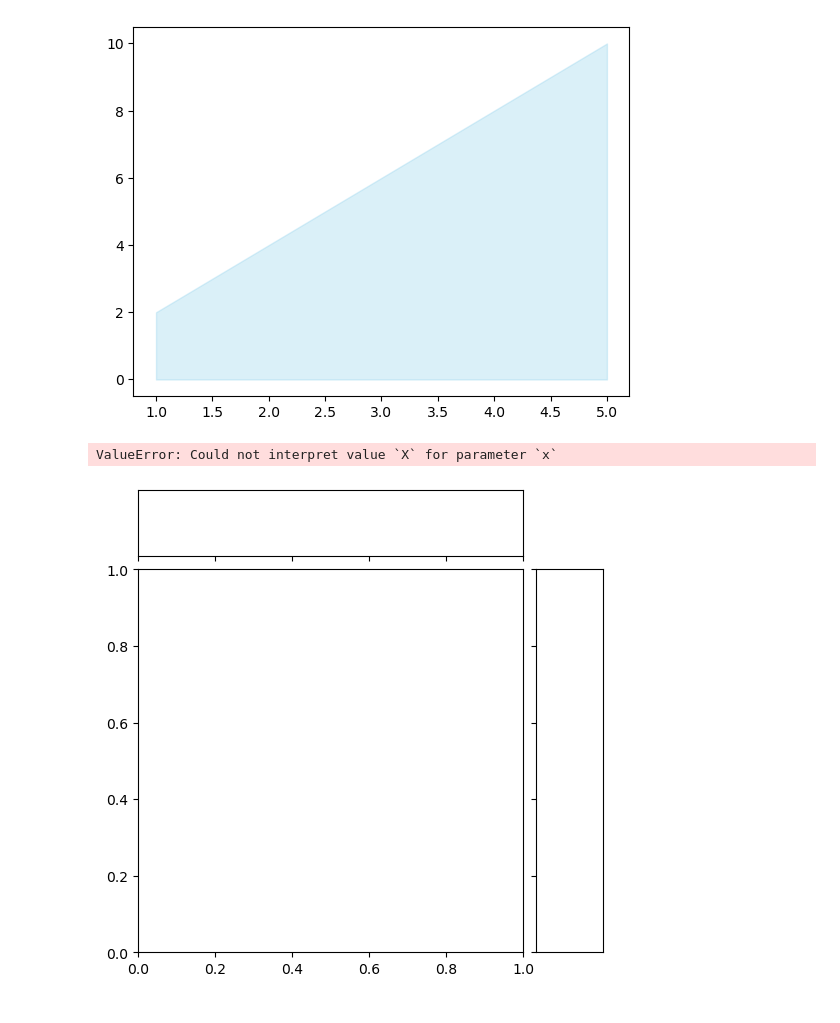
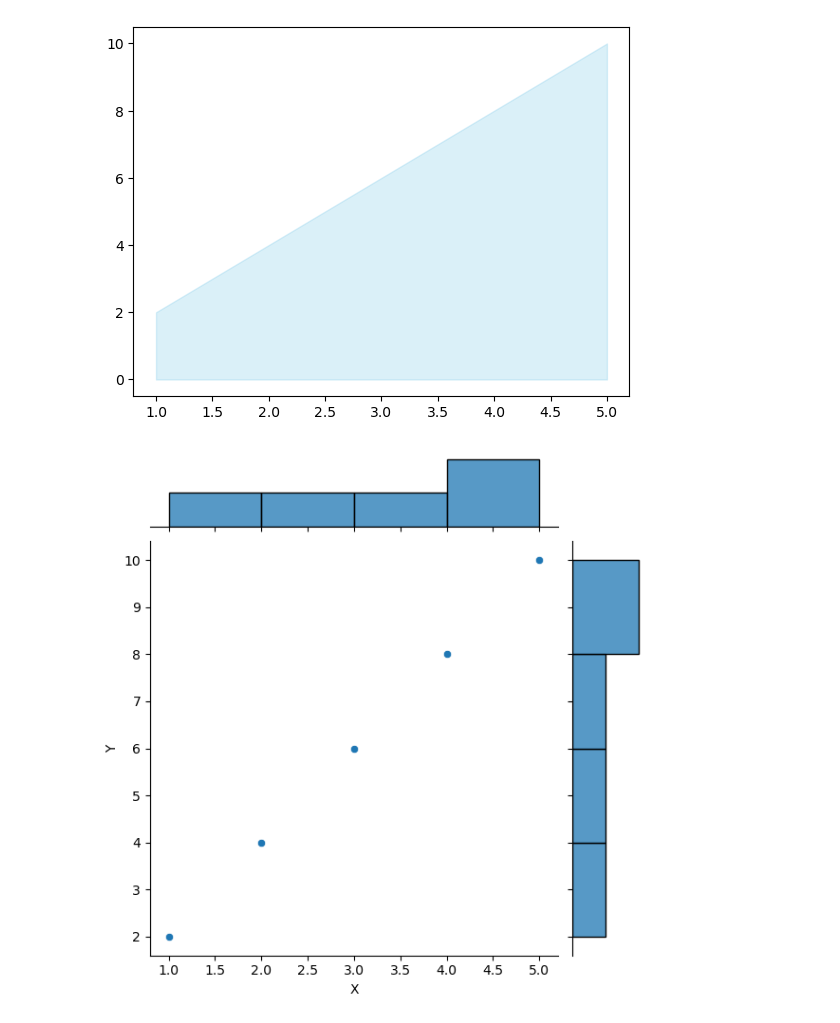
Before and after one commit to ZhiyaoShu/Python-practics, a Jupyter notebook: quizes/Error-records-1.ipynb, the cells around one changed output. Saved outputs shown, nothing was run; the diff lists cells and outputs as text; code cells hidden in the pictures.

```diff
--- a/quizes/Error-records-1.ipynb
+++ b/quizes/Error-records-1.ipynb
@@ -338,10 +354,12 @@ plt.fill_between(x,y,color='skyblue',alpha=0.3)
 [figure]
 # %%
 #sns.jointplot(x='x_column,y='y_column',data=data,kind'scatter)
+#combination of scatterplot and histogram
 data={'X':[1,2,3,4,5],
       'Y':[2,4,6,8,10]}
+df=pd.DataFrame(data)
 sns.jointplot(x='X',y='Y',data=df,kind='scatter')
 plt.show()
+#
 # %% [output]
-ValueError: Could not interpret value `X` for parameter `x`
-[figure, old version]
+[figure, new version]
```
Also changed, not shown: parts of 20 cells of this notebook, 2 other files.
